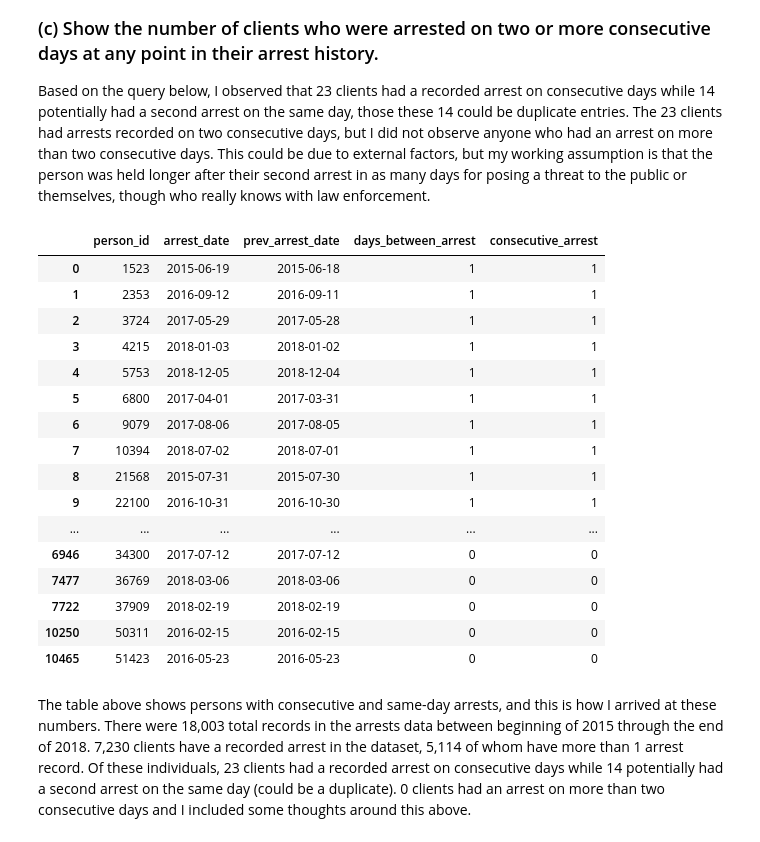
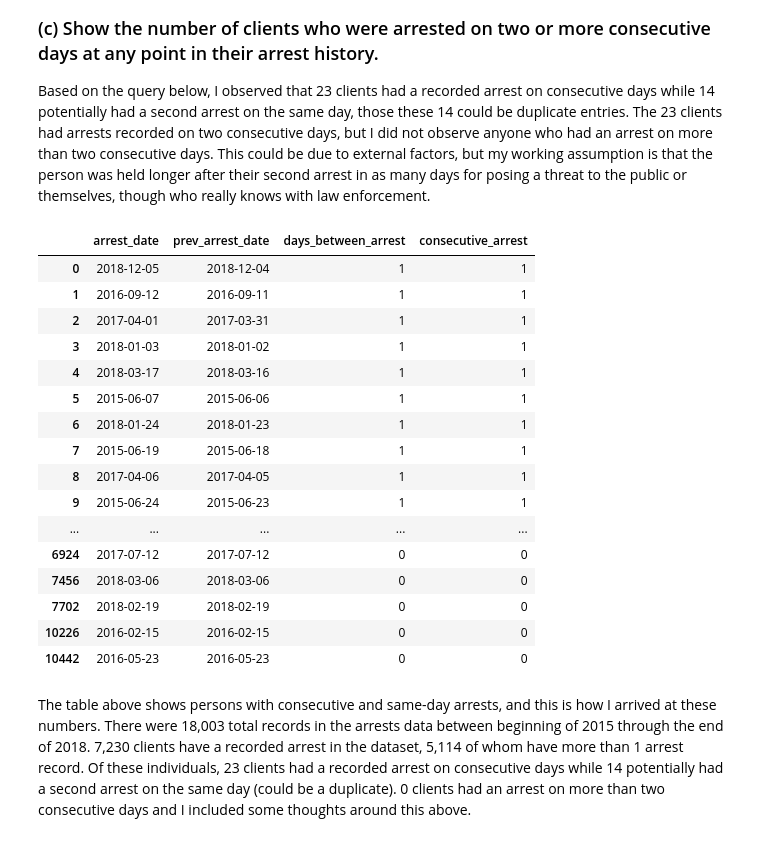
Before and after one commit to ratulesrar3/model-eval-memo, a Jupyter notebook: eda_model_eval_notebook.ipynb, the cells around one changed output. Cells and saved outputs as stored; diff of their text form; code cells hidden in the pictures.

```diff
--- a/eda_model_eval_notebook.ipynb
+++ b/eda_model_eval_notebook.ipynb
@@ -122,40 +122,39 @@ Based on the query below, I observed that 23 clients had a recorded arrest on co
 # %%
 # eda part c
 q3 = """
-select person_id,
-       arrest_date,
+select arrest_date,
        prev_arrest_date,
        (arrest_date - prev_arrest_date) as days_between_arrest,
        case when (arrest_date - prev_arrest_date) = 1 then 1 else 0 end as consecutive_arrest
 from (
     select person_id,
            lag(arrest_date, 1) over (partition by person_id order by arrest_date) as prev_arrest_date,
            arrest_date
     from dmh.arrests) a
 where prev_arrest_date is not null
-order by consecutive_arrest desc, person_id;
+order by consecutive_arrest desc;
 """
 
 consecutive_arrests = pd.read_sql(q3, conn)
 consecutive_arrests[(consecutive_arrests['consecutive_arrest'] == 1) | (consecutive_arrests['days_between_arrest'] == 0)]
 # %% [output]
-|  | person_id | arrest_date | prev_arrest_date | days_between_arrest | consecutive_arrest |
-| 0 | 1523 | 2015-06-19 | 2015-06-18 | 1 | 1 |
-| 1 | 2353 | 2016-09-12 | 2016-09-11 | 1 | 1 |
-| 2 | 3724 | 2017-05-29 | 2017-05-28 | 1 | 1 |
-| 3 | 4215 | 2018-01-03 | 2018-01-02 | 1 | 1 |
-| 4 | 5753 | 2018-12-05 | 2018-12-04 | 1 | 1 |
-| 5 | 6800 | 2017-04-01 | 2017-03-31 | 1 | 1 |
-| 6 | 9079 | 2017-08-06 | 2017-08-05 | 1 | 1 |
-| 7 | 10394 | 2018-07-02 | 2018-07-01 | 1 | 1 |
-| 8 | 21568 | 2015-07-31 | 2015-07-30 | 1 | 1 |
-| 9 | 22100 | 2016-10-31 | 2016-10-30 | 1 | 1 |
-| ... | ... | ... | ... | ... | ... |
-| 6946 | 34300 | 2017-07-12 | 2017-07-12 | 0 | 0 |
-| 7477 | 36769 | 2018-03-06 | 2018-03-06 | 0 | 0 |
-| 7722 | 37909 | 2018-02-19 | 2018-02-19 | 0 | 0 |
-| 10250 | 50311 | 2016-02-15 | 2016-02-15 | 0 | 0 |
-| 10465 | 51423 | 2016-05-23 | 2016-05-23 | 0 | 0 |
+|  | arrest_date | prev_arrest_date | days_between_arrest | consecutive_arrest |
+| 0 | 2018-12-05 | 2018-12-04 | 1 | 1 |
+| 1 | 2016-09-12 | 2016-09-11 | 1 | 1 |
+| 2 | 2017-04-01 | 2017-03-31 | 1 | 1 |
+| 3 | 2018-01-03 | 2018-01-02 | 1 | 1 |
+| 4 | 2018-03-17 | 2018-03-16 | 1 | 1 |
+| 5 | 2015-06-07 | 2015-06-06 | 1 | 1 |
+| 6 | 2018-01-24 | 2018-01-23 | 1 | 1 |
+| 7 | 2015-06-19 | 2015-06-18 | 1 | 1 |
+| 8 | 2017-04-06 | 2017-04-05 | 1 | 1 |
+| 9 | 2015-06-24 | 2015-06-23 | 1 | 1 |
+| ... | ... | ... | ... | ... |
+| 6924 | 2017-07-12 | 2017-07-12 | 0 | 0 |
+| 7456 | 2018-03-06 | 2018-03-06 | 0 | 0 |
+| 7702 | 2018-02-19 | 2018-02-19 | 0 | 0 |
+| 10226 | 2016-02-15 | 2016-02-15 | 0 | 0 |
+| 10442 | 2016-05-23 | 2016-05-23 | 0 | 0 |
 # %% [markdown]
 The table above shows persons with consecutive and same-day arrests, and this is how I arrived at these numbers. There were 18,003 total records in the arrests data between beginning of 2015 through the end of 2018. 7,230 clients have a recorded arrest in the dataset, 5,114 of whom have more than 1 arrest record. Of these individuals, 23 clients had a recorded arrest on consecutive days while 14 potentially had a second arrest on the same day (could be a duplicate). 0 clients had an arrest on more than two consecutive days and I included some thoughts around this above.
 # %% [markdown]
```
Also changed, not shown: parts of 4 cells of this notebook.
